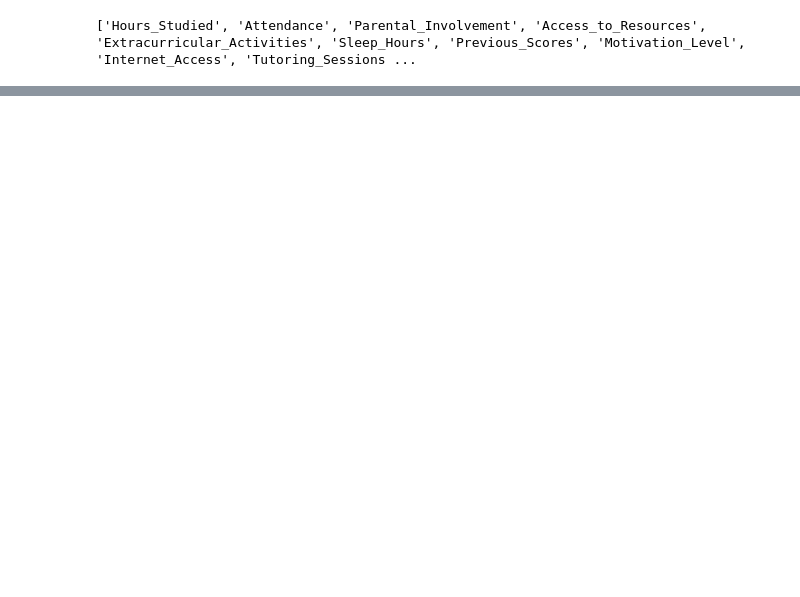
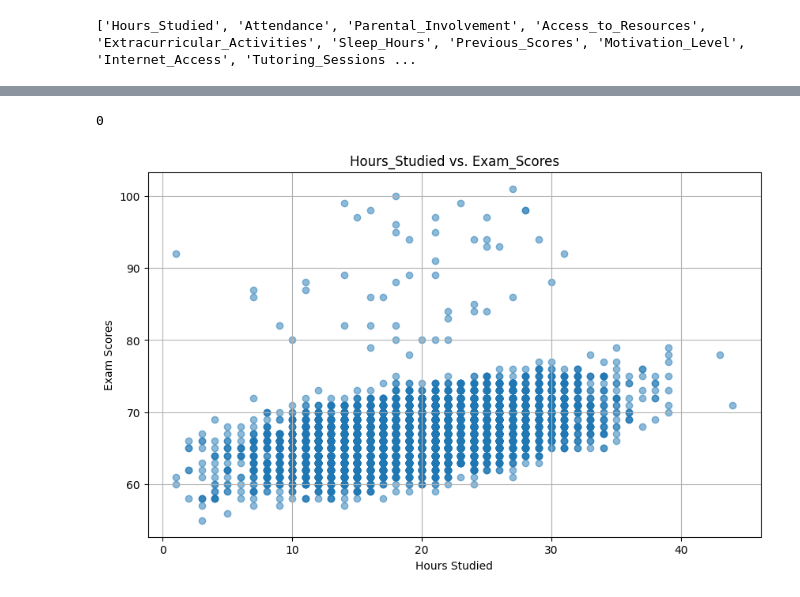
Before and after one commit to Henrietta-quarshie7/Elevvo_internshp_models, a Jupyter notebook: Student_Score_Prediction.ipynb, the cells around one changed output, grey strips where cells are left out. Drawn from its saved outputs; the diff is of its cells as text; code cells hidden in the pictures; blank space fills up the shorter version.

```diff
--- a/Student_Score_Prediction.ipynb
+++ b/Student_Score_Prediction.ipynb
@@ -75,0 +129,14 @@ print(df.columns.tolist())
+# %%
+print(df.duplicated().sum())
+# %% [output]
+0
+# %%
+plt.figure(figsize=(10,6))
+plt.scatter(df['Hours_Studied'],df['Exam_Score'], alpha=0.5)
+plt.title('Hours_Studied vs. Exam_Scores')
+plt.xlabel('Hours Studied')
+plt.ylabel('Exam Scores')
+plt.grid(True)
+plt.show()
+# %% [output]
+[figure, added]
```
Also changed, not shown: parts of 9 cells of this notebook.
